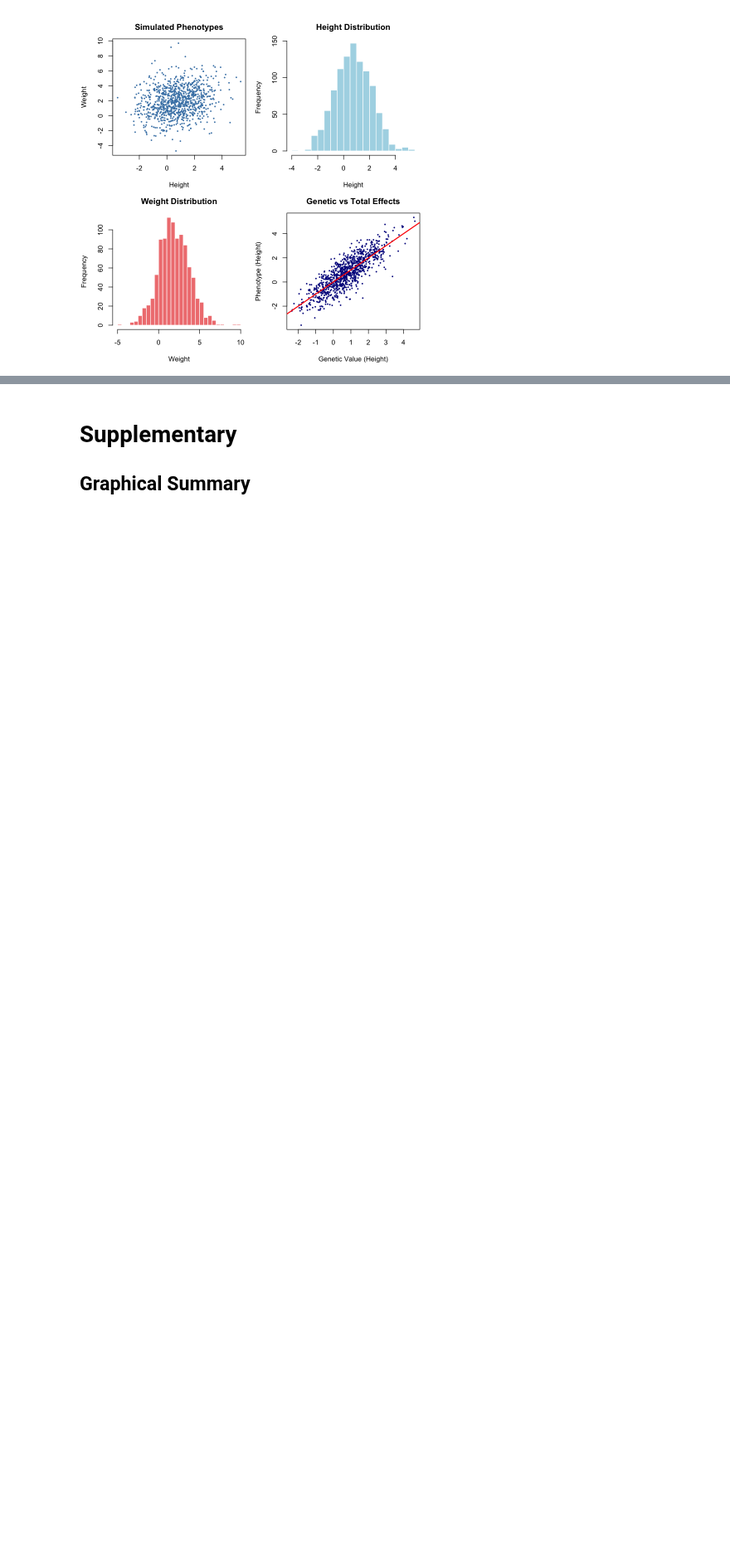
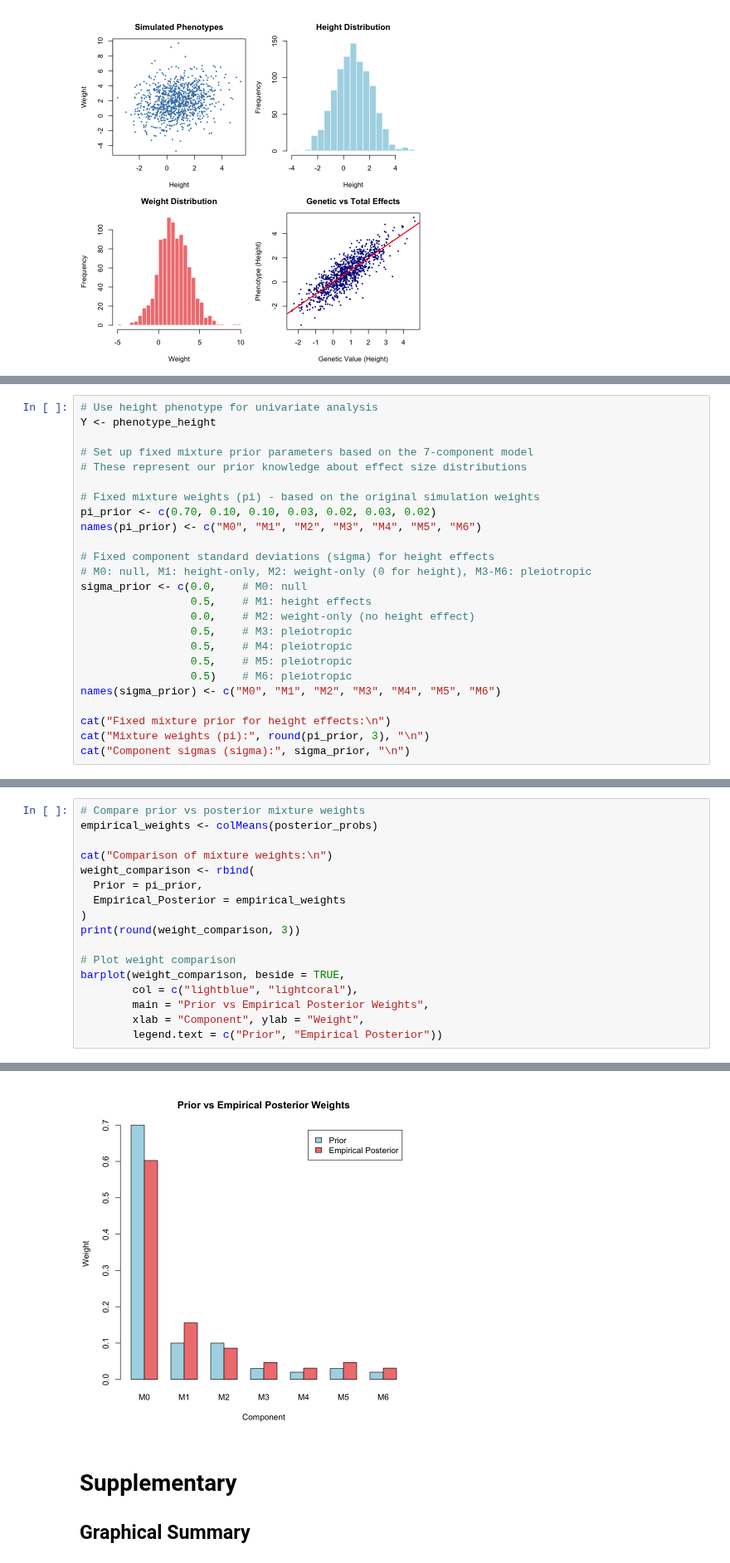
Before and after one commit to StatFunGen/statgen-prerequisites, a Jupyter notebook: Bayesian_mixture_model.ipynb, the cells around one changed output, grey strips where cells are left out. Shown at 83% size. Saved outputs shown, nothing was run; the diff lists cells and outputs as text; blank space fills up the shorter version.

Commit message:
fix bayesian mixture model

```diff
--- a/Bayesian_mixture_model.ipynb
+++ b/Bayesian_mixture_model.ipynb
@@ -401,0 +405,25 @@ This mixture model is indeed a **random effects model** (rather than a fixed eff
+# %%
+# Use height phenotype for univariate analysis
+Y <- phenotype_height
+
+# Set up fixed mixture prior parameters based on the 7-component model
+# These represent our prior knowledge about effect size distributions
+
+# Fixed mixture weights (pi) - based on the original simulation weights
+pi_prior <- c(0.70, 0.10, 0.10, 0.03, 0.02, 0.03, 0.02)
+names(pi_prior) <- c("M0", "M1", "M2", "M3", "M4", "M5", "M6")
+
+# Fixed component standard deviations (sigma) for height effects
+# M0: null, M1: height-only, M2: weight-only (0 for height), M3-M6: pleiotropic
+sigma_prior <- c(0.0,    # M0: null
+                 0.5,    # M1: height effects
+                 0.0,    # M2: weight-only (no height effect)
+                 0.5,    # M3: pleiotropic
+                 0.5,    # M4: pleiotropic
+                 0.5,    # M5: pleiotropic
+                 0.5)    # M6: pleiotropic
+names(sigma_prior) <- c("M0", "M1", "M2", "M3", "M4", "M5", "M6")
+
+cat("Fixed mixture prior for height effects:\n")
+cat("Mixture weights (pi):", round(pi_prior, 3), "\n")
+cat("Component sigmas (sigma):", sigma_prior, "\n")
@@ -401,0 +615,18 @@ This mixture model is indeed a **random effects model** (rather than a fixed eff
+# %%
+# Compare prior vs posterior mixture weights
+empirical_weights <- colMeans(posterior_probs)
+
+cat("Comparison of mixture weights:\n")
+weight_comparison <- rbind(
+  Prior = pi_prior,
+  Empirical_Posterior = empirical_weights
+)
+print(round(weight_comparison, 3))
+
+# Plot weight comparison
+barplot(weight_comparison, beside = TRUE,
+        col = c("lightblue", "lightcoral"),
+        main = "Prior vs Empirical Posterior Weights",
+        xlab = "Component", ylab = "Weight",
+        legend.text = c("Prior", "Empirical Posterior"))
+# %% [output]
@@ -402,3 +637,4 @@ This mixture model is indeed a **random effects model** (rather than a fixed eff
+[figure, added]
 # %% [markdown]
 # Supplementary
 
```
Also changed, not shown: parts of 23 cells of this notebook, 2 other files.
